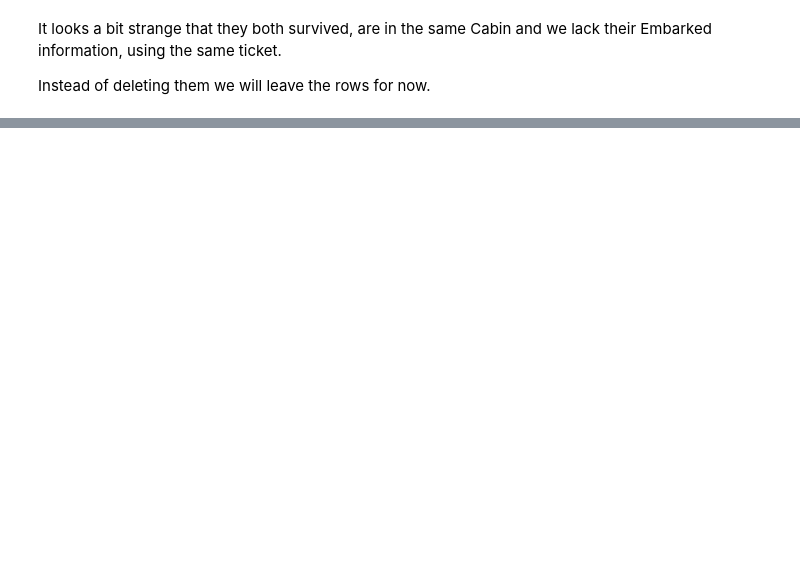
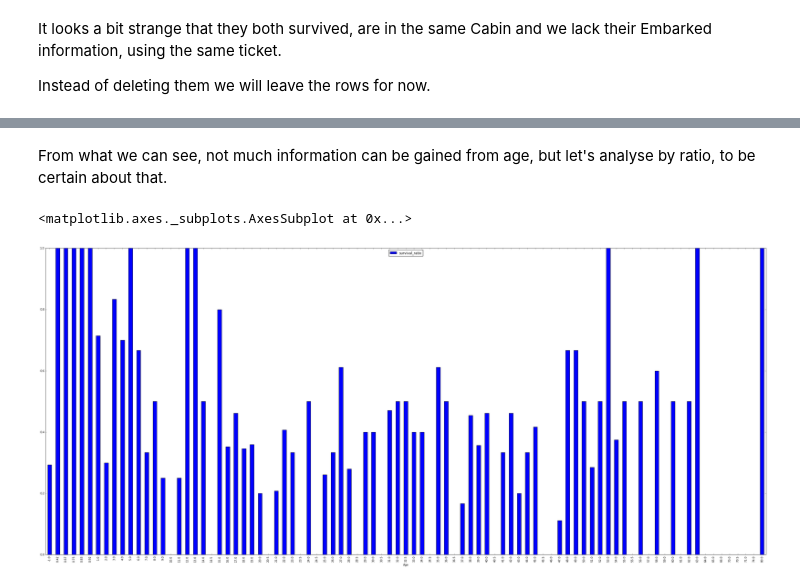
Before and after one commit to acamps/udacity_data_analyst_nanodegree, a Jupyter notebook: P2 - Investigate a Dataset - Titanic.ipynb, the cells around one changed output, grey strips where cells are left out. Drawn from its saved outputs; the diff is of its cells as text; code cells hidden in the pictures; blank space fills up the shorter version.

```diff
--- a/P2 - Investigate a Dataset - Titanic.ipynb
+++ b/P2 - Investigate a Dataset - Titanic.ipynb
@@ -97,0 +146,9 @@ Survival by age
+# %% [markdown]
+From what we can see, not much information can be gained from age, but let's analyse by ratio, to be certain about that.
+# %%
+pivot_age = pivot_age.fillna(0)
+pivot_age['survival_ratio'] = pivot_age[1] / (pivot_age[0] + pivot_age[1])
+pivot_age.plot(kind = 'bar', y='survival_ratio')
+# %% [output]
+<matplotlib.axes._subplots.AxesSubplot at 0x...>
+[figure, added]
```
Also changed, not shown: parts of 14 cells of this notebook.
